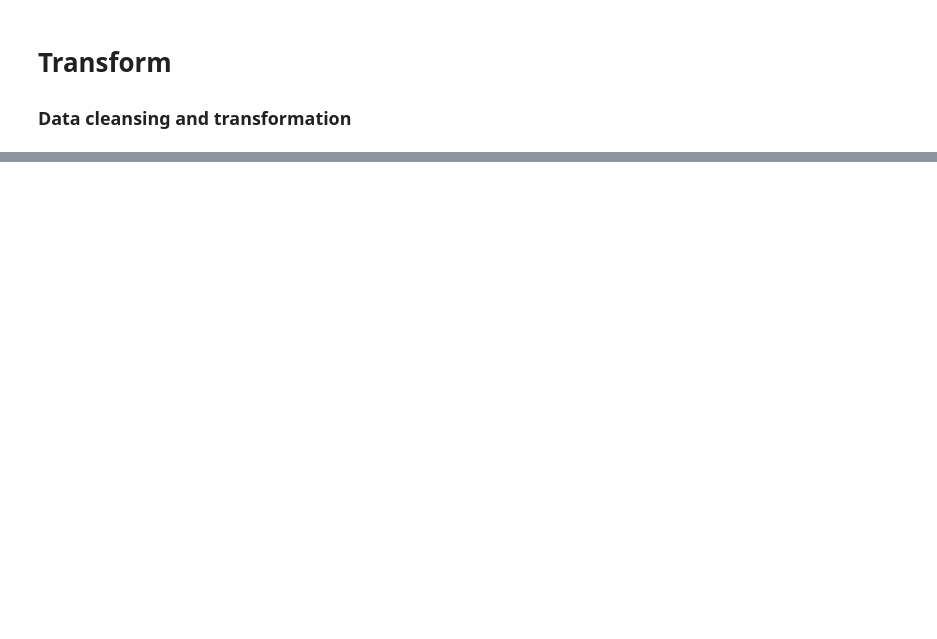
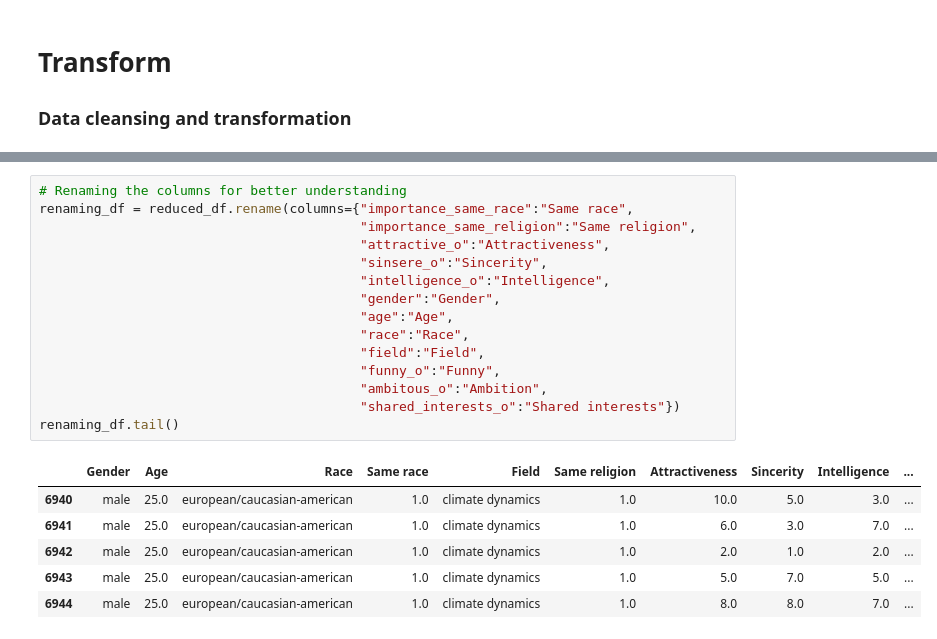
Before and after one commit to rita-s/love-finder, a Jupyter notebook: love_finder.ipynb, the cells around one changed output, grey strips where cells are left out. Drawn from its saved outputs; the diff is of its cells as text; blank space fills up the shorter version.

```diff
--- a/love_finder.ipynb
+++ b/love_finder.ipynb
@@ -44,0 +134,22 @@ reviews_df.head()
+# %%
+# Renaming the columns for better understanding
+renaming_df = reduced_df.rename(columns={"importance_same_race":"Same race",
+                                         "importance_same_religion":"Same religion",
+                                         "attractive_o":"Attractiveness",
+                                         "sinsere_o":"Sincerity",
+                                         "intelligence_o":"Intelligence",
+                                         "gender":"Gender",
+                                         "age":"Age",
+                                         "race":"Race",
+                                         "field":"Field",
+                                         "funny_o":"Funny",
+                                         "ambitous_o":"Ambition",
+                                         "shared_interests_o":"Shared interests"})
+renaming_df.tail()
+# %% [output]
+|  | Gender | Age | Race | Same race | Field | Same religion | Attractiveness | Sincerity | Intelligence | ... |
+| 6940 | male | 25.0 | european/caucasian-american | 1.0 | climate dynamics | 1.0 | 10.0 | 5.0 | 3.0 | ... |
+| 6941 | male | 25.0 | european/caucasian-american | 1.0 | climate dynamics | 1.0 | 6.0 | 3.0 | 7.0 | ... |
+| 6942 | male | 25.0 | european/caucasian-american | 1.0 | climate dynamics | 1.0 | 2.0 | 1.0 | 2.0 | ... |
+| 6943 | male | 25.0 | european/caucasian-american | 1.0 | climate dynamics | 1.0 | 5.0 | 7.0 | 5.0 | ... |
+| 6944 | male | 25.0 | european/caucasian-american | 1.0 | climate dynamics | 1.0 | 8.0 | 8.0 | 7.0 | ... |
```
Also changed, not shown: parts of 20 cells of this notebook, 1 other file.
